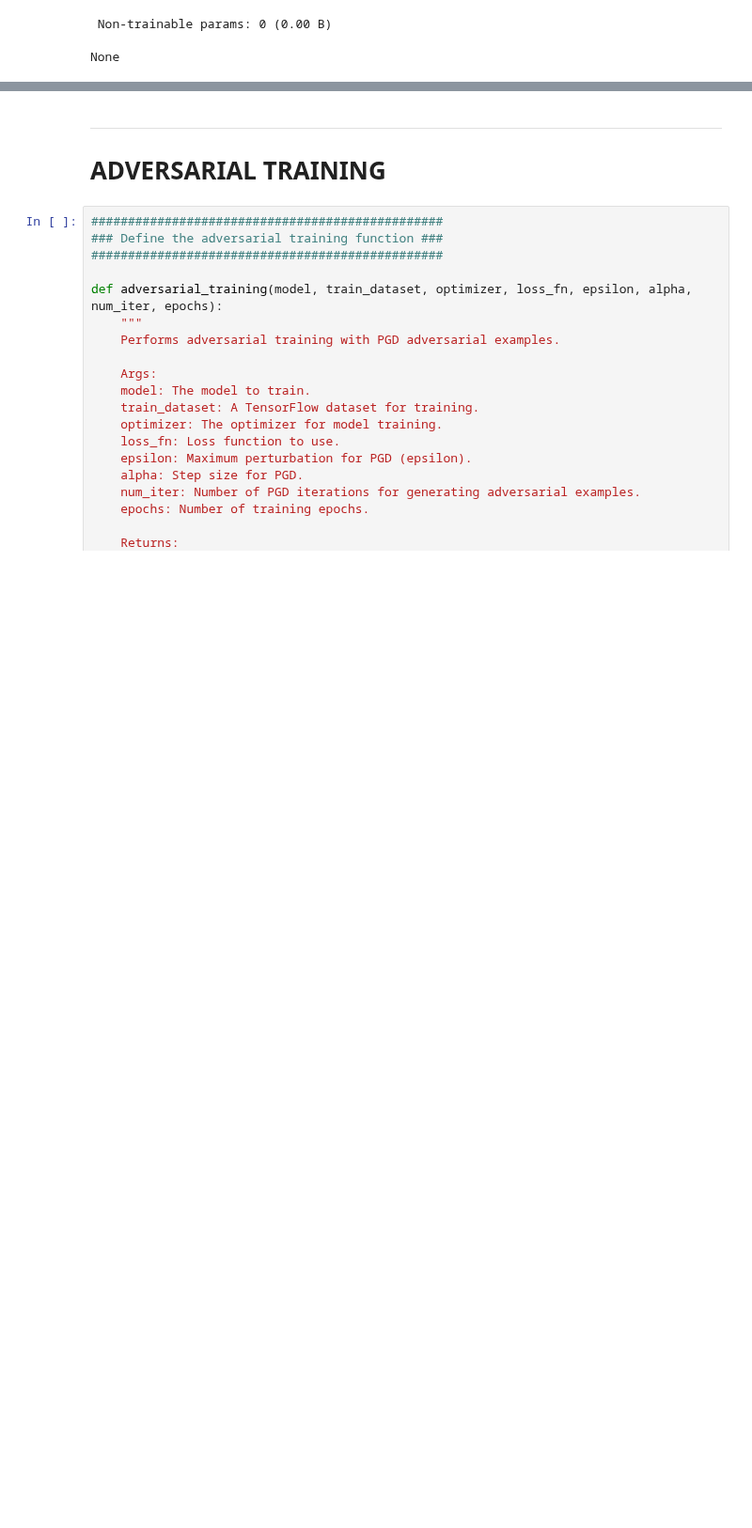
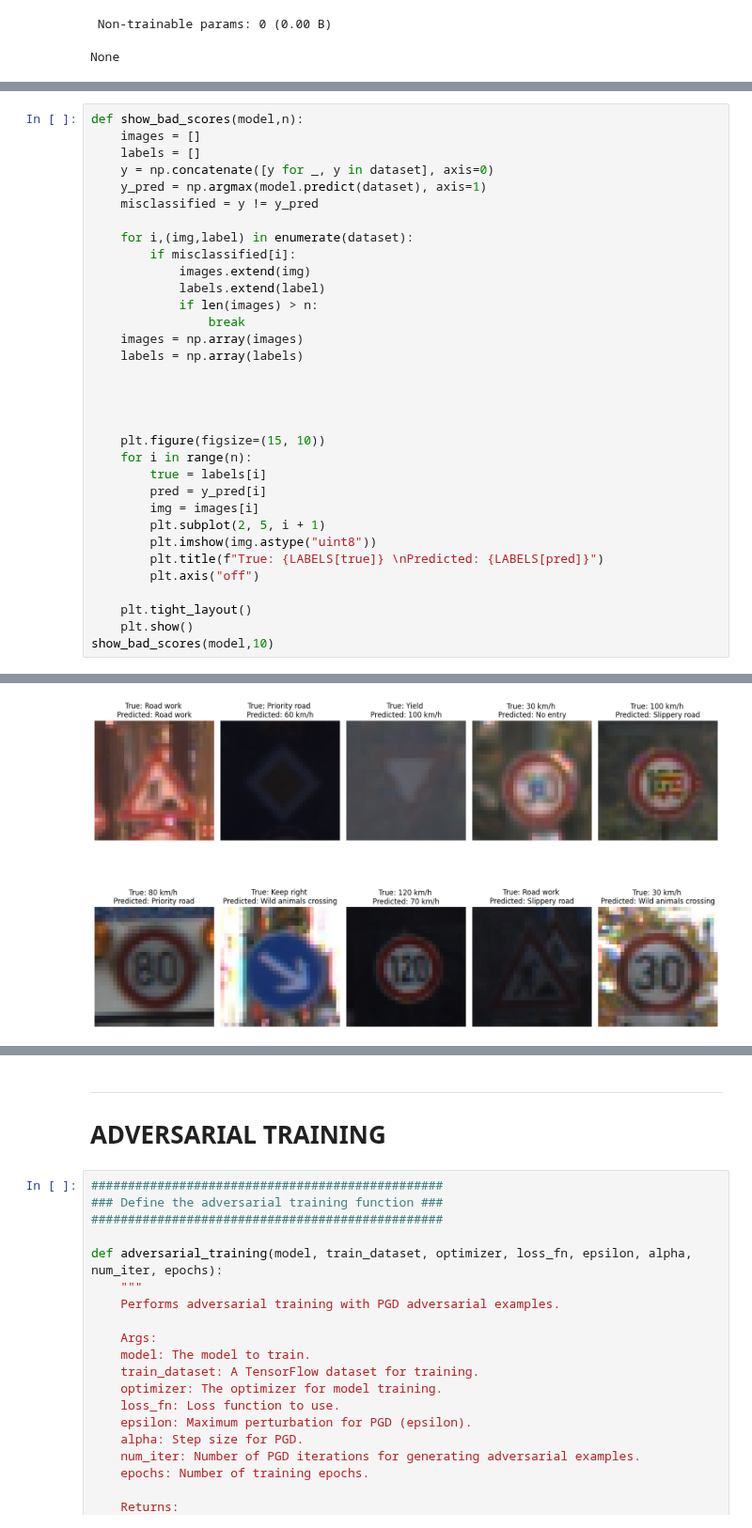
Before and after one commit to ro-jo-mo/Dissertation-Verifying-NN, a Jupyter notebook: CV.ipynb, the cells around one changed output, grey strips where cells are left out. Shown at 94% size. Saved outputs shown, nothing was run; the diff lists cells and outputs as text; blank space fills up the shorter version.

```diff
--- a/CV.ipynb
+++ b/CV.ipynb
@@ -290,0 +321,34 @@ F1-score (macro): 0.9975
+# %%
+def show_bad_scores(model,n):
+    images = []
+    labels = []
+    y = np.concatenate([y for _, y in dataset], axis=0)
+    y_pred = np.argmax(model.predict(dataset), axis=1)
+    misclassified = y != y_pred
+
+    for i,(img,label) in enumerate(dataset):
+        if misclassified[i]:
+            images.extend(img)
+            labels.extend(label)
+            if len(images) > n:
+                break
+    images = np.array(images)
+    labels = np.array(labels)
+
+
+
+
+    plt.figure(figsize=(15, 10))
+    for i in range(n):
+        true = labels[i]
+        pred = y_pred[i]
+        img = images[i]
+        plt.subplot(2, 5, i + 1)
+        plt.imshow(img.astype("uint8"))
+        plt.title(f"True: {LABELS[true]} \nPredicted: {LABELS[pred]}")
+        plt.axis("off")
+
+    plt.tight_layout()
+    plt.show()
+show_bad_scores(model,10)
+# %% [output]
@@ -291,3 +356,4 @@ F1-score (macro): 0.9975
+[figure, added]
 # %%
 ######################################
 ### Define the PGD attack function ###
```
Also changed, not shown: parts of 11 cells of this notebook, 2 other files.
